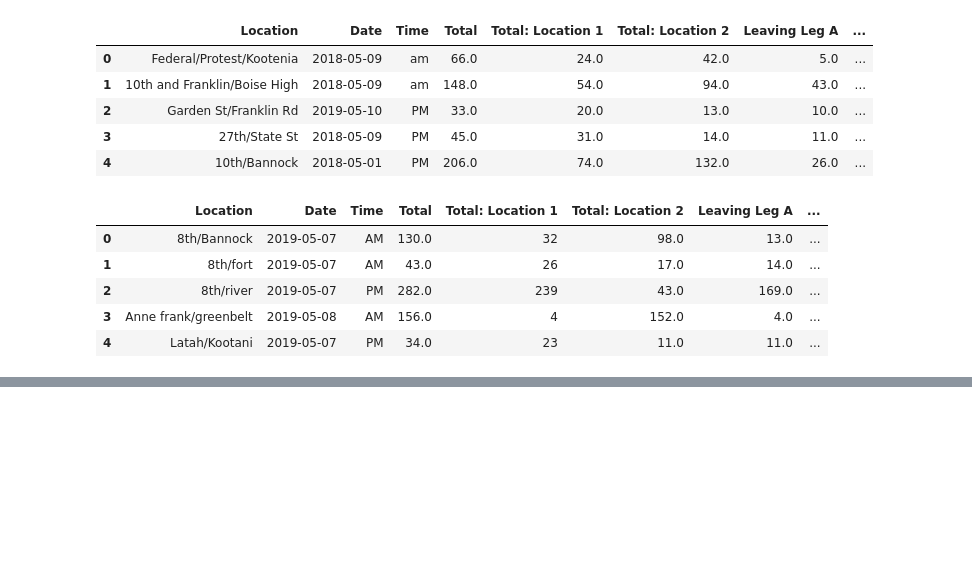
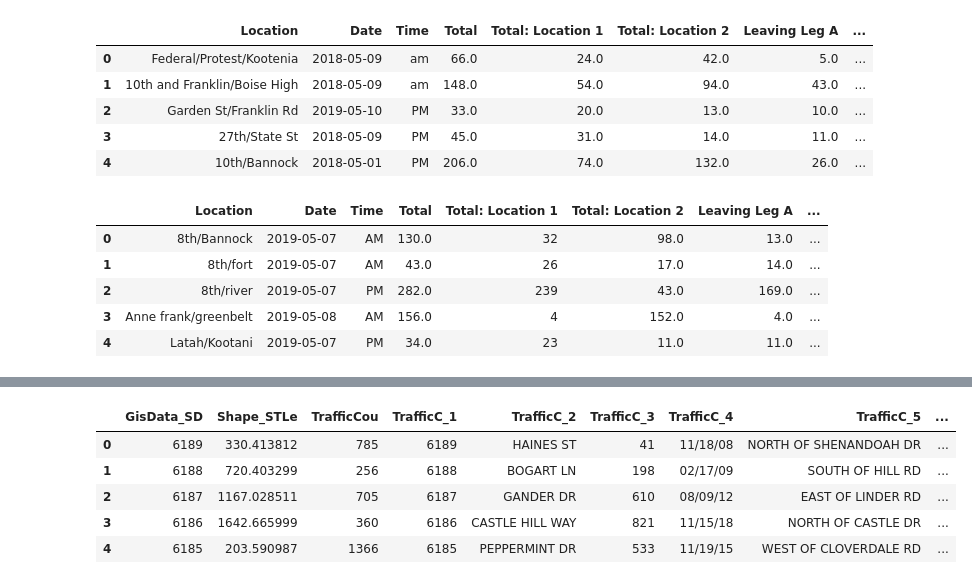
Before and after one commit to mikestefancic/TVCA, a Jupyter notebook: tvca-explore.ipynb, the cells around one changed output, grey strips where cells are left out. Saved outputs shown, nothing was run; the diff lists cells and outputs as text; code cells hidden in the pictures; blank space fills up the shorter version.

```diff
--- a/tvca-explore.ipynb
+++ b/tvca-explore.ipynb
@@ -196,0 +204,10 @@ AttributeError: module 'pysal' has no attribute 'open'
+# %%
+ACHD_DF = ACHD_dbf.to_dataframe()
+ACHD_DF.head()
+# %% [output]
+|  | GisData_SD | Shape_STLe | TrafficCou | TrafficC_1 | TrafficC_2 | TrafficC_3 | TrafficC_4 | TrafficC_5 | ... |
+| 0 | 6189 | 330.413812 | 785 | 6189 | HAINES ST | 41 | 11/18/08 | NORTH OF SHENANDOAH DR | ... |
+| 1 | 6188 | 720.403299 | 256 | 6188 | BOGART LN | 198 | 02/17/09 | SOUTH OF HILL RD | ... |
+| 2 | 6187 | 1167.028511 | 705 | 6187 | GANDER DR | 610 | 08/09/12 | EAST OF LINDER RD | ... |
+| 3 | 6186 | 1642.665999 | 360 | 6186 | CASTLE HILL WAY | 821 | 11/15/18 | NORTH OF CASTLE DR | ... |
+| 4 | 6185 | 203.590987 | 1366 | 6185 | PEPPERMINT DR | 533 | 11/19/15 | WEST OF CLOVERDALE RD | ... |
```
Also changed, not shown: parts of 8 cells of this notebook, 3 other files.
